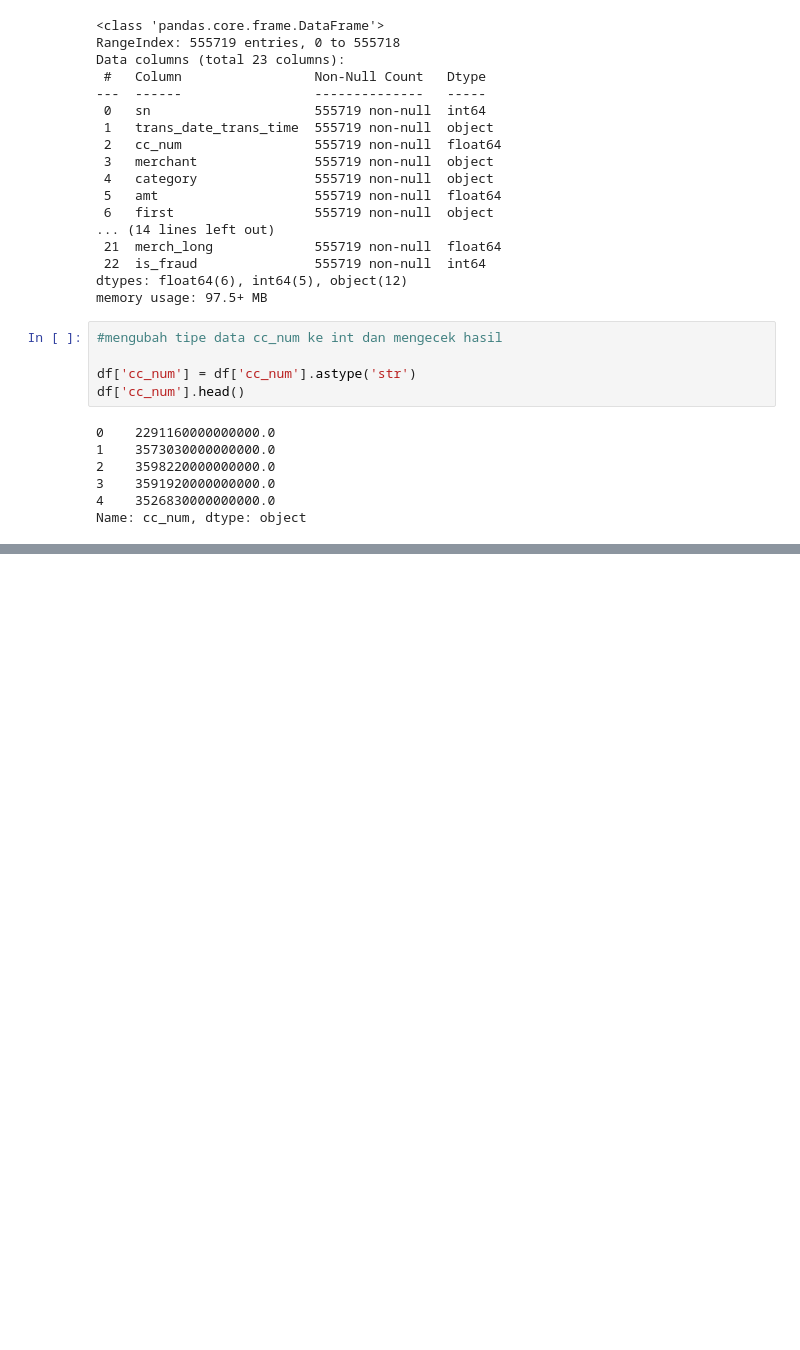
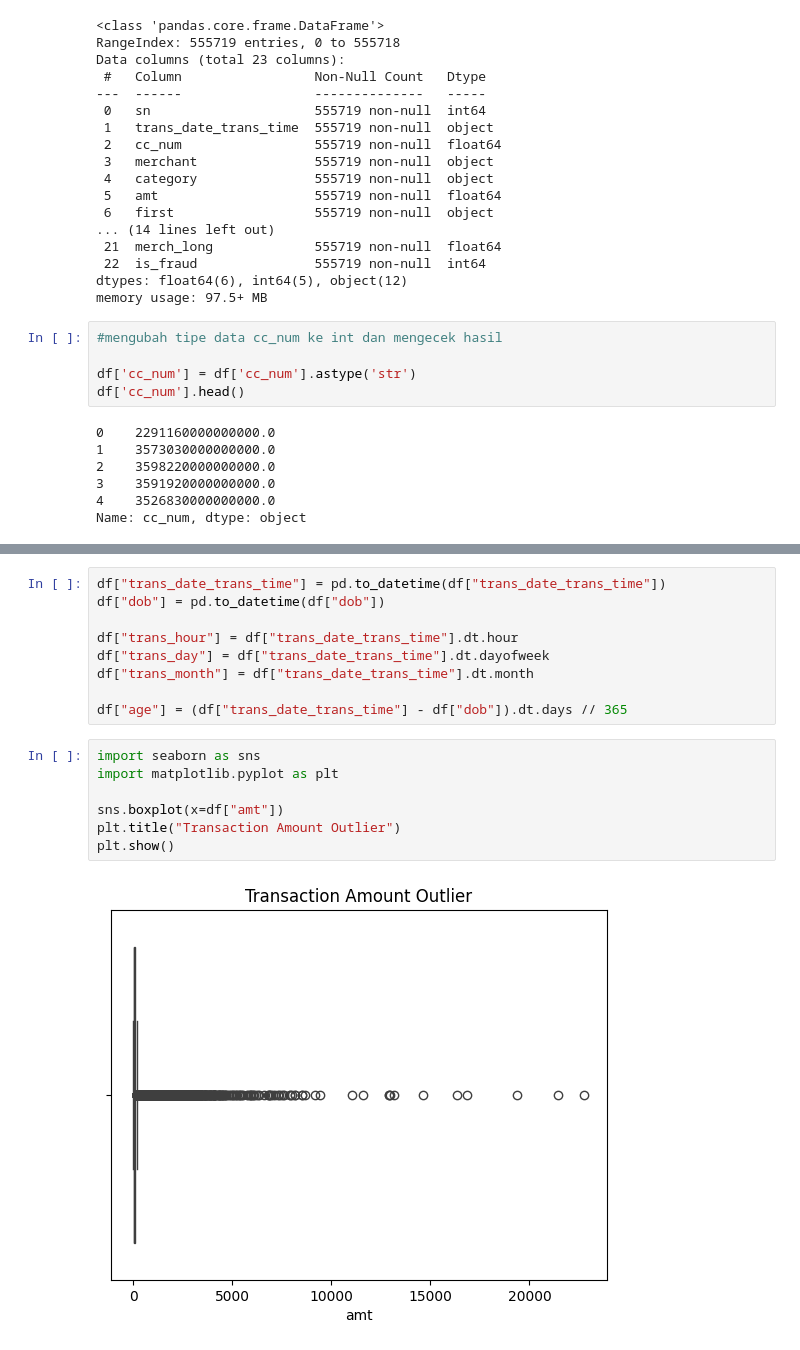
Before and after one commit to bejirbang/credit_card_fraud_project, a Jupyter notebook: explore.ipynb, the cells around one changed output, grey strips where cells are left out. Saved outputs shown, nothing was run; the diff lists cells and outputs as text; blank space fills up the shorter version.

```diff
--- a/explore.ipynb
+++ b/explore.ipynb
@@ -45,0 +93,18 @@ Name: cc_num, dtype: object
+# %%
+df["trans_date_trans_time"] = pd.to_datetime(df["trans_date_trans_time"])
+df["dob"] = pd.to_datetime(df["dob"])
+
+df["trans_hour"] = df["trans_date_trans_time"].dt.hour
+df["trans_day"] = df["trans_date_trans_time"].dt.dayofweek
+df["trans_month"] = df["trans_date_trans_time"].dt.month
+
+df["age"] = (df["trans_date_trans_time"] - df["dob"]).dt.days // 365
+# %%
+import seaborn as sns
+import matplotlib.pyplot as plt
+
+sns.boxplot(x=df["amt"])
+plt.title("Transaction Amount Outlier")
+plt.show()
+# %% [output]
+[figure, added]
```
Also changed, not shown: parts of 20 cells of this notebook.
